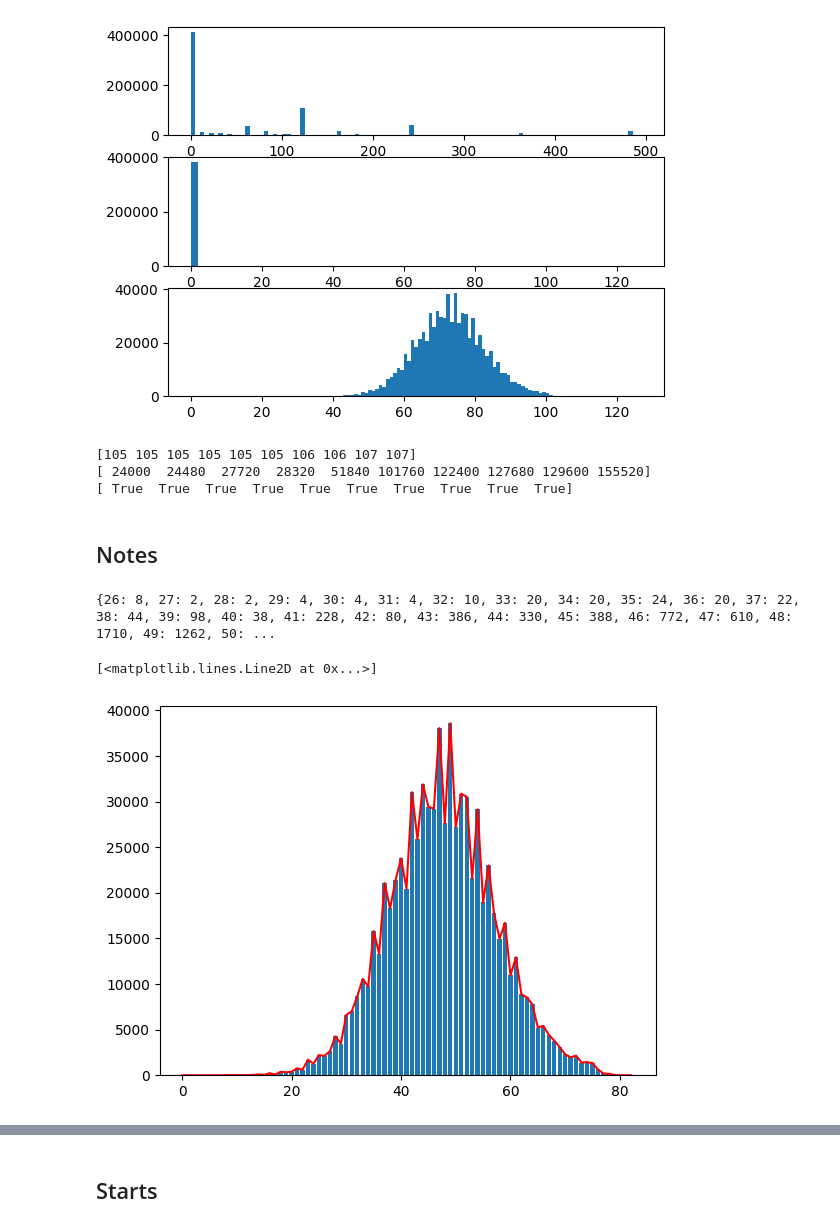
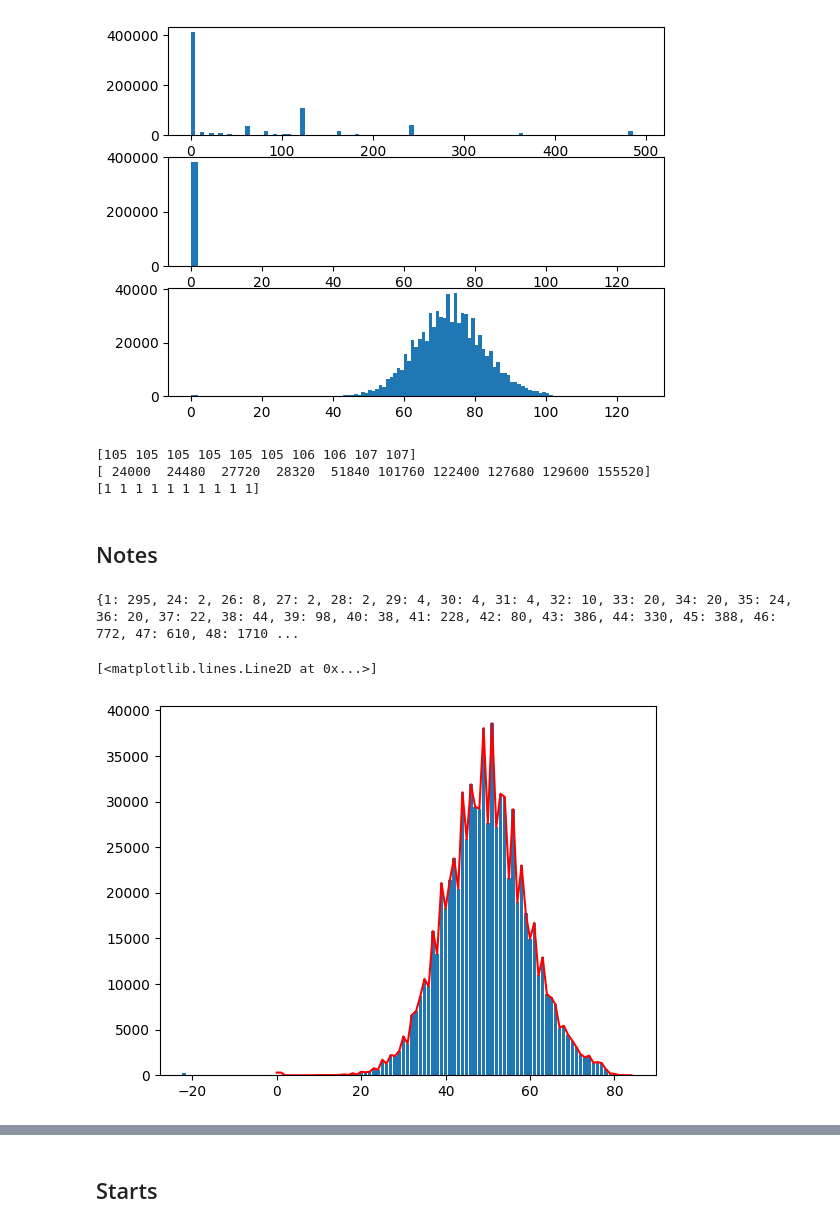
Before and after one commit to Nasotro/MidiGen, a Jupyter notebook: musicSansTime.ipynb, the cells around one changed output, grey strips where cells are left out. Drawn from its saved outputs; the diff is of its cells as text; code cells hidden in the pictures.

```diff
--- a/musicSansTime.ipynb
+++ b/musicSansTime.ipynb
@@ -48,9 +49,9 @@ def get_all_messages_one_file(midi_file):
             messages.append(message)
             # track.remove(message)
 
-    notes = [m.note for m in messages]
-    starts = [m.time for m in messages]
-    vels = [m.velocity == 0 for m in messages]
+    notes = [0] + [m.note for m in messages] + [1]
+    starts = [0] + [m.time for m in messages] + [1]
+    vels = [0] + [m.velocity == 0 for m in messages] + [1]
 
     return notes, starts, vels
 # %%
@@ -106,7 +114,7 @@ print(sorted_vels[-10:])
 # %% [output]
 [105 105 105 105 105 105 106 106 107 107]
 [ 24000  24480  27720  28320  51840 101760 122400 127680 129600 155520]
-[ True  True  True  True  True  True  True  True  True  True]
+[1 1 1 1 1 1 1 1 1 1]
 # %%
 # find some statistics
 def show_statistics(arr):
@@ -129,15 +137,15 @@ def show_statistics(arr):
 # %%
 n = np.unique(sorted_notes, return_counts=True)
 
 s = {n[0][i]: np.sum(sorted_notes == n[0][i]) for i in range(1, len(n[0]))}
-plt.bar([a -25 for a in s.keys()], s.values())
+plt.bar([a -23 for a in s.keys()], s.values())
 print(s)
 
 plt.plot(n[1], color='red')
 # %% [output]
-{26: 8, 27: 2, 28: 2, 29: 4, 30: 4, 31: 4, 32: 10, 33: 20, 34: 20, 35: 24, 36: 20, 37: 22, 38: 44, 39: 98, 40: 38, 41: 228, 42: 80, 43: 386, 44: 330, 45: 388, 46: 772, 47: 610, 48: 1710, 49: 1262, 50: ...
+{1: 295, 24: 2, 26: 8, 27: 2, 28: 2, 29: 4, 30: 4, 31: 4, 32: 10, 33: 20, 34: 20, 35: 24, 36: 20, 37: 22, 38: 44, 39: 98, 40: 38, 41: 228, 42: 80, 43: 386, 44: 330, 45: 388, 46: 772, 47: 610, 48: 1710 ...
 [<matplotlib.lines.Line2D at 0x...>]
-[figure, old version]
+[figure, new version]
 # %%
 notes, starts, vels = get_data(all_messages_all_files)
 show_statistics(notes)
```
Also changed, not shown: parts of 13 cells of this notebook, 1 other file.
